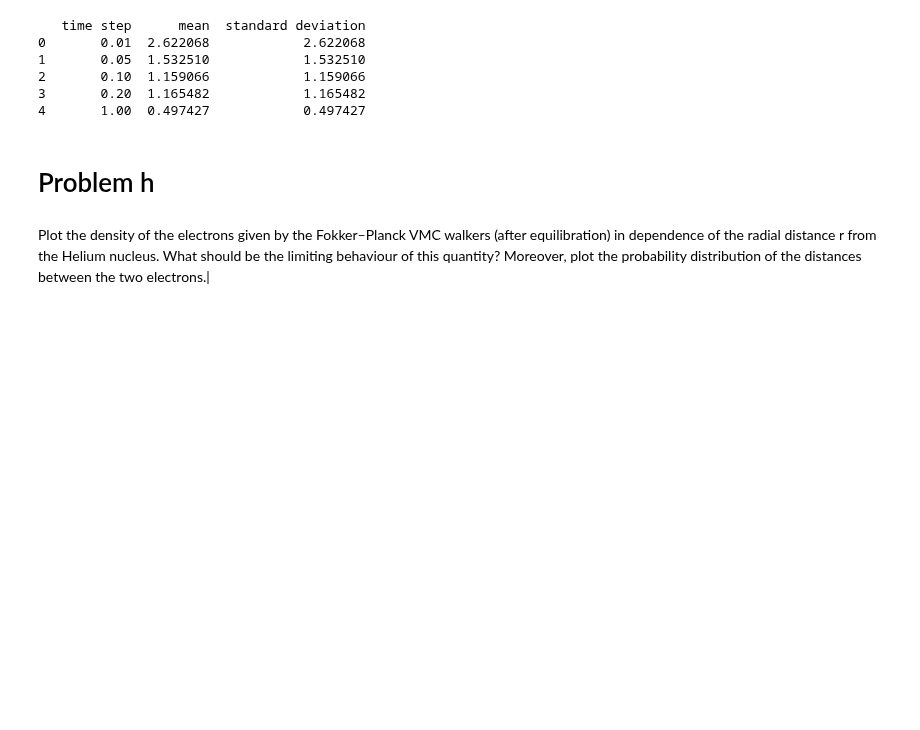
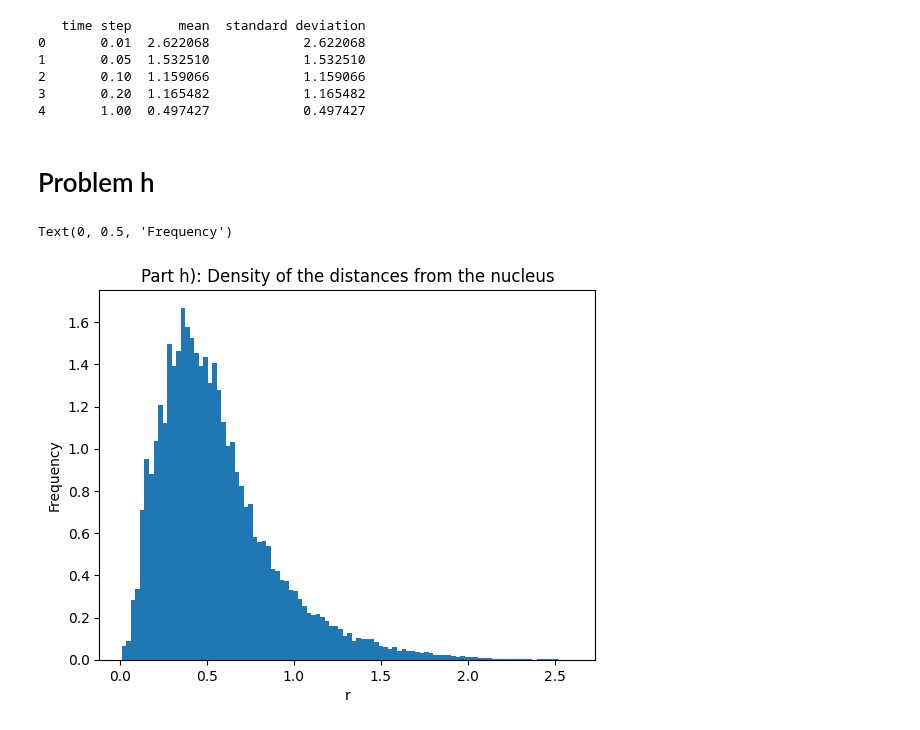
Before and after one commit to corinnawegner/Computational-physics, a Jupyter notebook: Project 5/Problem 1.ipynb, the cells around one changed output. Cells and saved outputs as stored; diff of their text form; code cells hidden in the pictures; blank space fills up the shorter version.

```diff
--- a/Project 5/Problem 1.ipynb
+++ b/Project 5/Problem 1.ipynb
@@ -323,7 +329,7 @@ E_avg_dt = []
 E_std_dt = []
 
 for dt in tqdm(list_delta_t):
-    simulation_dt, _ = metropolis_algorithm(R, 1000, 1, alpha_e, beta_e, kappa_e, use_FP = True, delta_t=dt, disable_tqdm=True)
+    simulation_dt, _ = metropolis_algorithm(R, 10000, 1, alpha_e, beta_e, kappa_e, use_FP = True, delta_t=dt, disable_tqdm=True)
     E_avg_t, E_std_t = energy_statistics_c(simulation_dt, n_equilibrium, alpha=alpha_e, beta=beta_e, kappa=kappa_e, disable_tqdm=True)
     E_avg_dt.append(E_avg_t)
     E_std_dt.append(E_std_t)
@@ -349,8 +355,3 @@ print(pd.DataFrame({r"time step": list_delta_t, "mean": E_std_dt, "standard devi
 4       1.00  0.497427            0.497427
 # %% [markdown]
 # Problem h
-# %% [markdown]
- Plot the density of the electrons given by the Fokker–Planck VMC walkers (after
-equilibration) in dependence of the radial distance r from the Helium nucleus. What
-should be the limiting behaviour of this quantity? Moreover, plot the probability
-distribution of the distances between the two electrons.|
@@ -358,0 +358,15 @@ simulation_dt
+# %%
+dists = []
+
+for time in range(n_equilibrium, 1000): #Todo: change tmax in g and h
+    for i in range(2*M):
+        l = np.linalg.norm(simulation_dt[time][i])
+        dists.append(l)
+
+hist = plt.hist(dists, bins=100, density=True)
+plt.title("Part h): Density of the distances from the nucleus")
+plt.xlabel("r")
+plt.ylabel("Frequency")
+# %% [output]
+Text(0, 0.5, 'Frequency')
+[figure, added]
```
Also changed, not shown: parts of 5 cells of this notebook.
